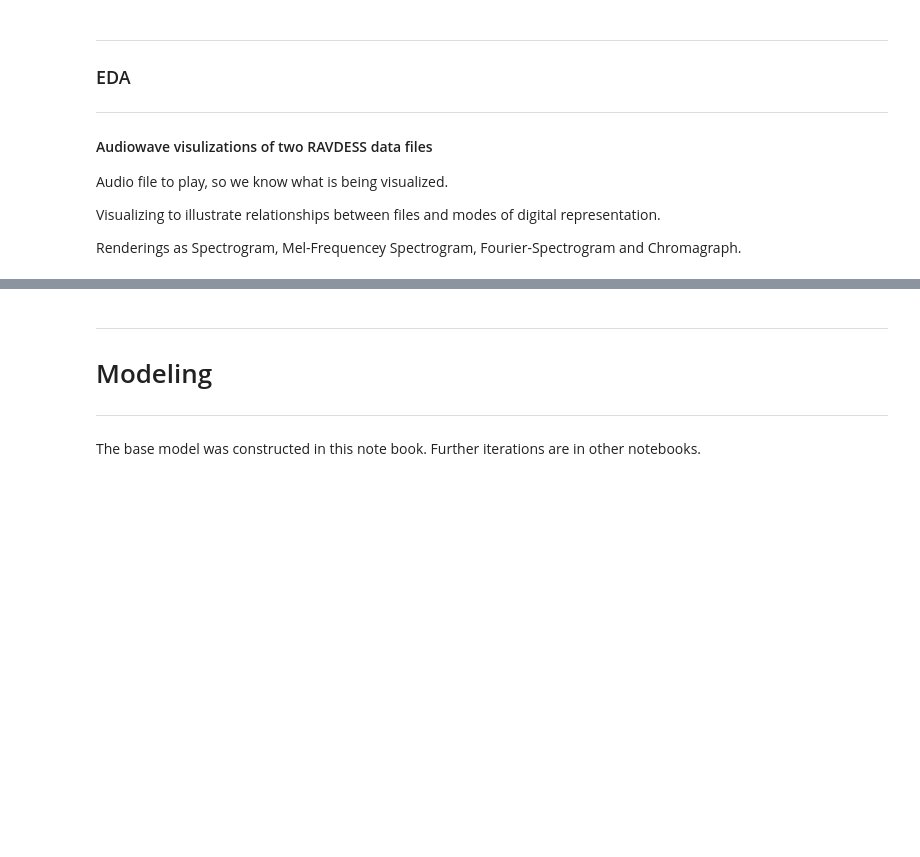
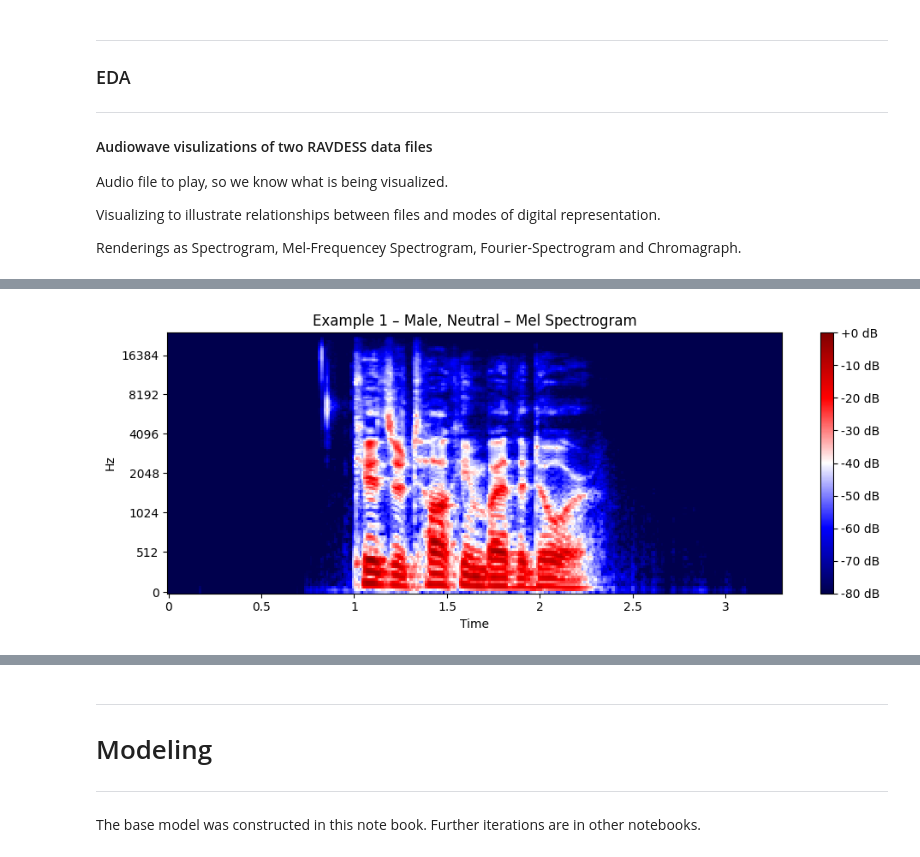
Before and after one commit to AugustAllYear/Emotion-Voice-Recognition, a Jupyter notebook: 01_EDA_Dataset_prep_firstModel.ipynb, the cells around one changed output, grey strips where cells are left out. Cells and saved outputs as stored; diff of their text form; code cells hidden in the pictures; blank space fills up the shorter version.

```diff
--- a/01_EDA_Dataset_prep_firstModel.ipynb
+++ b/01_EDA_Dataset_prep_firstModel.ipynb
@@ -130,11 +126,11 @@ mel_spectrogram_db = librosa.power_to_db(mel_spectrogram, ref=np.max)
 # %%
 plt.figure(figsize=(10, 4))
-librosa.display.specshow(mel_spectrogram_db, x_axis='time', y_axis='mel', sr=sr, cmap = 'seismic')
+librosa.display.specshow(mel_spec_db, x_axis='time', y_axis='mel', sr=sr, cmap='seismic')
 plt.colorbar(format='%+2.0f dB')
-plt.title('Example 1 Male Mel Spectrogram Neutral')
+plt.title('Example 1 – Male, Neutral – Mel Spectrogram')
 plt.tight_layout()
+plt.savefig('Example_1_Male_Mel_Spectrogram_Neutral.png')
 plt.show()
-
-plt.savefig('Example_1_Male_Mel_Spectrogram_Neutral.png')
-# FIGURE OUT HOW TO DESCRIBE WHAT YOU ARE SEEING
+# %% [output]
+[figure, added]
 # %%
```
Also changed, not shown: parts of 69 cells of this notebook, 28 other files.
